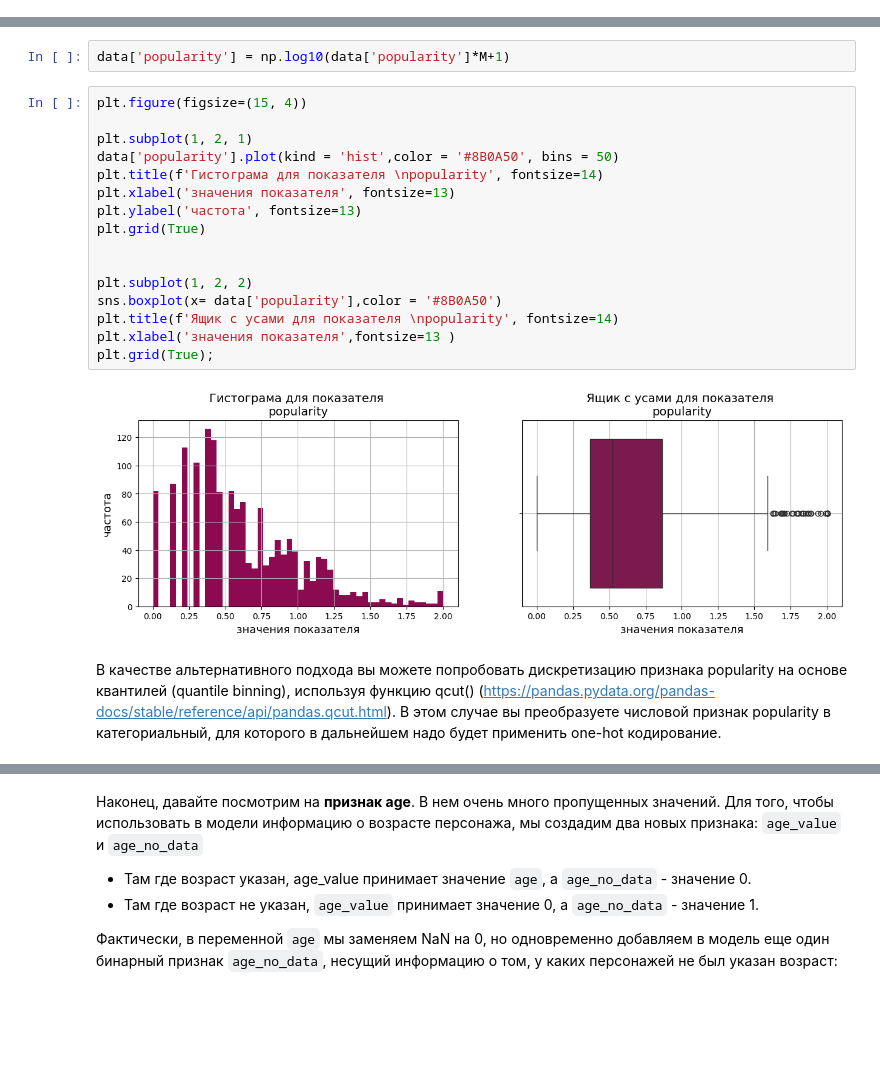
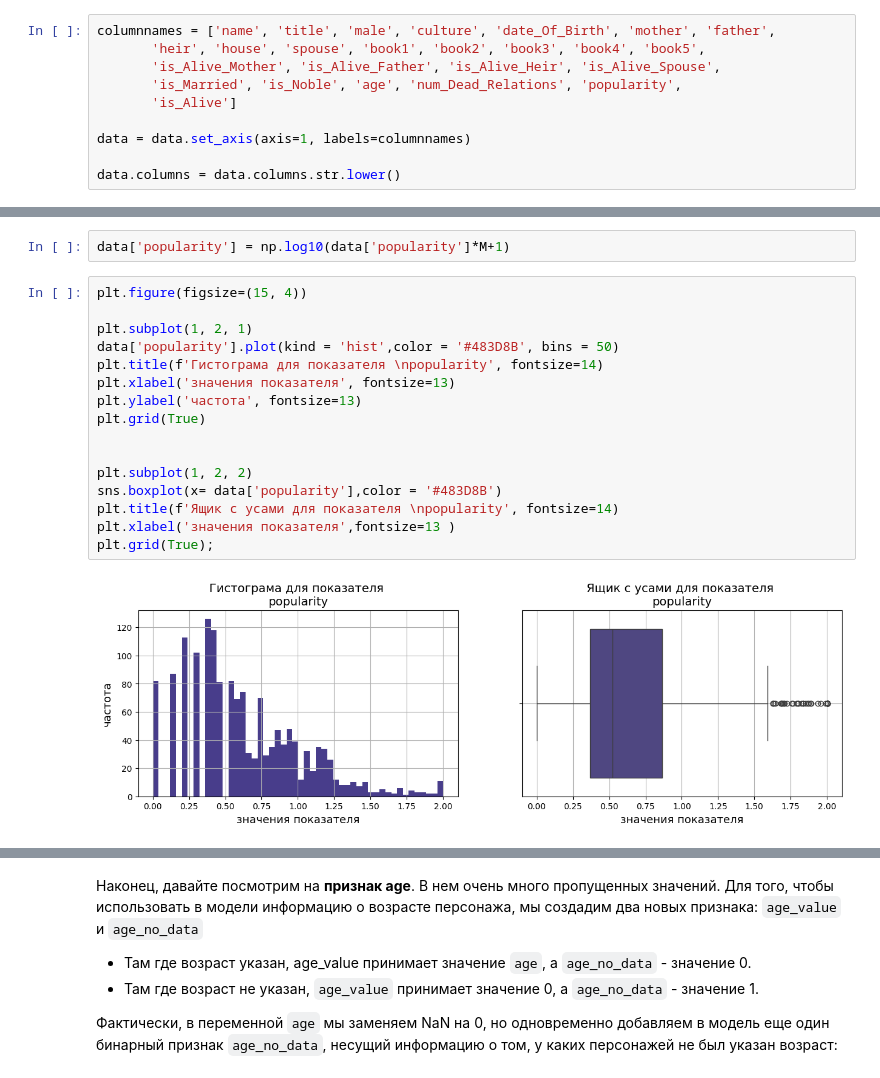
Before and after one commit to ValentinaZubareva2906/deep_learning_mipt, a Jupyter notebook: неделя 1 "Игра престолов"/game_of_thrones.ipynb, the cells around one changed output, grey strips where cells are left out. Cells and saved outputs as stored; diff of their text form; blank space fills up the shorter version.

```diff
--- a/неделя 1 "Игра престолов"/game_of_thrones.ipynb
+++ b/неделя 1 "Игра престолов"/game_of_thrones.ipynb
@@ -115,0 +111,10 @@ data = pd.read_csv('/content/game_of_thrones_train.csv', index_col = "S.No")
+# %%
+columnnames = ['name', 'title', 'male', 'culture', 'date_Of_Birth', 'mother', 'father',
+       'heir', 'house', 'spouse', 'book1', 'book2', 'book3', 'book4', 'book5',
+       'is_Alive_Mother', 'is_Alive_Father', 'is_Alive_Heir', 'is_Alive_Spouse',
+       'is_Married', 'is_Noble', 'age', 'num_Dead_Relations', 'popularity',
+       'is_Alive']
+
+data = data.set_axis(axis=1, labels=columnnames)
+
+data.columns = data.columns.str.lower()
@@ -237,20 +265,18 @@ data['popularity'] = np.log10(data['popularity']*M+1)
 # %%
 plt.figure(figsize=(15, 4))
 
 plt.subplot(1, 2, 1)
-data['popularity'].plot(kind = 'hist',color = '#8B0A50', bins = 50)
+data['popularity'].plot(kind = 'hist',color = '#483D8B', bins = 50)
 plt.title(f'Гистограма для показателя \npopularity', fontsize=14)
 plt.xlabel('значения показателя', fontsize=13)
 plt.ylabel('частота', fontsize=13)
 plt.grid(True)
 
 
 plt.subplot(1, 2, 2)
-sns.boxplot(x= data['popularity'],color = '#8B0A50')
+sns.boxplot(x= data['popularity'],color = '#483D8B')
 plt.title(f'Ящик с усами для показателя \npopularity', fontsize=14)
 plt.xlabel('значения показателя',fontsize=13 )
 plt.grid(True);
 # %% [output]
-[figure, old version]
+[figure, new version]
-# %% [markdown]
-В качестве альтернативного подхода вы можете попробовать дискретизацию признака popularity на основе квантилей (quantile binning), используя функцию qcut() (https://pandas.pydata.org/pandas-docs/stable/reference/api/pandas.qcut.html). В этом случае вы преобразуете числовой признак popularity в категориальный, для которого в дальнейшем надо будет применить one-hot кодирование.
```
Also changed, not shown: parts of 99 cells of this notebook.
